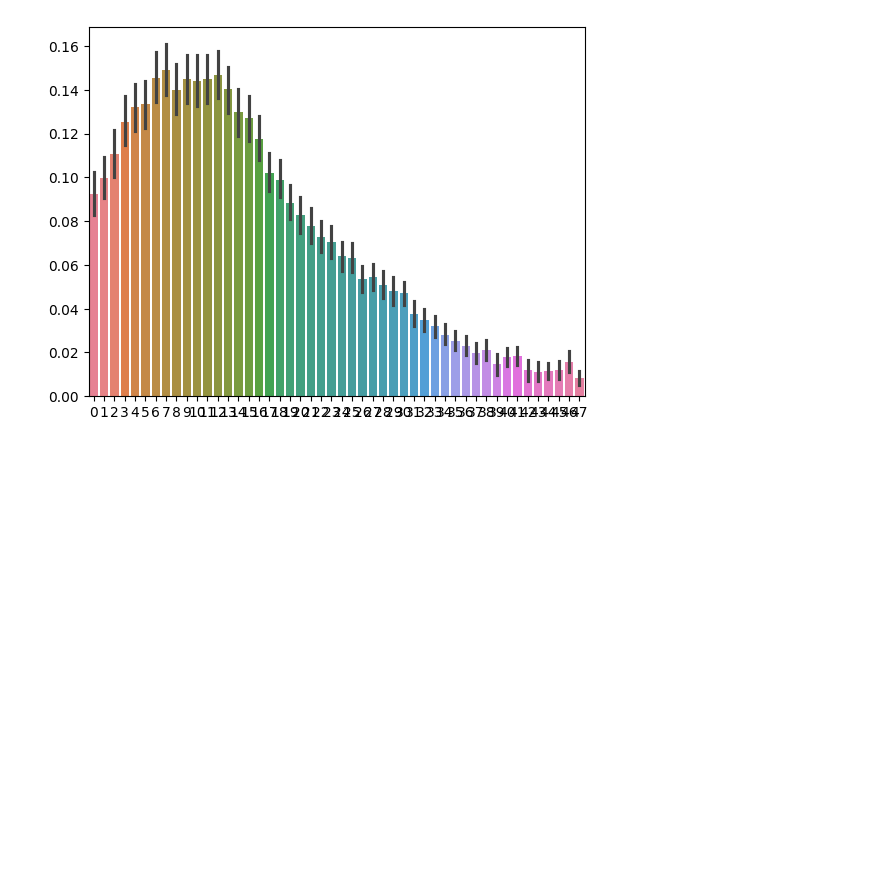
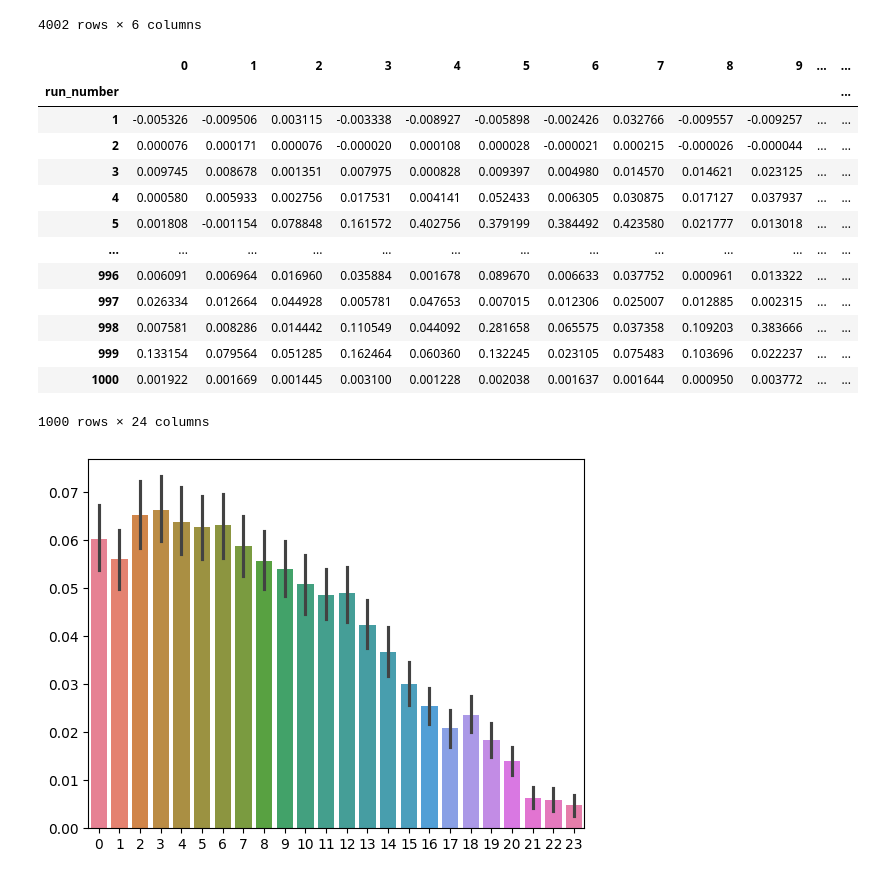
Before and after one commit to Security-FIT/Latium, a Jupyter notebook: reimagined/rome/causal_trace/analysis.ipynb, the cells around one changed output. Cells and saved outputs as stored; diff of their text form; code cells hidden in the pictures; blank space fills up the shorter version.

```diff
--- a/reimagined/rome/causal_trace/analysis.ipynb
+++ b/reimagined/rome/causal_trace/analysis.ipynb
@@ -5,11 +5,14 @@ import seaborn as sns
 import matplotlib.pyplot as plt
 
 result_names = [
-    "results_2025-08-28_13-41-37_gpt2-xl"
+    # "results_2025-08-28_13-41-37_gpt2-xl",
+    "results_2025-09-10_15-37-47_gpt2-medium"
 ]
 
 for filename in result_names:
     df = pd.read_csv(f"{filename}.csv")
+
+    display(df)
 
     df['clean'] = df['clean'].apply(ast.literal_eval)
 
@@ -24,15 +27,18 @@ for filename in result_names:
     df_ff = df_final
     df_ff["corrupted"] = df_ff["corrupted"].apply(lambda x: x[1])
 
-    for i in range(48):
+    for i in range(24):
         df_ff[i] = df_ff[i].apply(lambda x: x[1])
         df_ff[i] = df_ff[i] - df_ff["corrupted"]
 
     df_preproc = df_ff
+    df_preproc = df_preproc.drop('prompt_num', axis=1)
     df_preproc = df_preproc.drop('clean', axis=1)
     df_preproc = df_preproc.drop('corrupted', axis=1)
     df_p_g = df_preproc.groupby(["run_number"]).max(["restored_token"]).drop("restored_token", axis=1)
 
+    display(df_p_g)
+
     sns.barplot(data=df_p_g)
     plt.show()
 # %% [output]
@@ -39 +57,16 @@ for filename in result_names:
+4002 rows × 6 columns
+|  | 0 | 1 | 2 | 3 | 4 | 5 | 6 | 7 | 8 | 9 | ... | ... |
+| run_number |  |  |  |  |  |  |  |  |  |  |  | ... |
+| 1 | -0.005326 | -0.009506 | 0.003115 | -0.003338 | -0.008927 | -0.005898 | -0.002426 | 0.032766 | -0.009557 | -0.009257 | ... | ... |
+| 2 | 0.000076 | 0.000171 | 0.000076 | -0.000020 | 0.000108 | 0.000028 | -0.000021 | 0.000215 | -0.000026 | -0.000044 | ... | ... |
+| 3 | 0.009745 | 0.008678 | 0.001351 | 0.007975 | 0.000828 | 0.009397 | 0.004980 | 0.014570 | 0.014621 | 0.023125 | ... | ... |
+| 4 | 0.000580 | 0.005933 | 0.002756 | 0.017531 | 0.004141 | 0.052433 | 0.006305 | 0.030875 | 0.017127 | 0.037937 | ... | ... |
+| 5 | 0.001808 | -0.001154 | 0.078848 | 0.161572 | 0.402756 | 0.379199 | 0.384492 | 0.423580 | 0.021777 | 0.013018 | ... | ... |
+| ... | ... | ... | ... | ... | ... | ... | ... | ... | ... | ... | ... | ... |
+| 996 | 0.006091 | 0.006964 | 0.016960 | 0.035884 | 0.001678 | 0.089670 | 0.006633 | 0.037752 | 0.000961 | 0.013322 | ... | ... |
+| 997 | 0.026334 | 0.012664 | 0.044928 | 0.005781 | 0.047653 | 0.007015 | 0.012306 | 0.025007 | 0.012885 | 0.002315 | ... | ... |
+| 998 | 0.007581 | 0.008286 | 0.014442 | 0.110549 | 0.044092 | 0.281658 | 0.065575 | 0.037358 | 0.109203 | 0.383666 | ... | ... |
+| 999 | 0.133154 | 0.079564 | 0.051285 | 0.162464 | 0.060360 | 0.132245 | 0.023105 | 0.075483 | 0.103696 | 0.022237 | ... | ... |
+| 1000 | 0.001922 | 0.001669 | 0.001445 | 0.003100 | 0.001228 | 0.002038 | 0.001637 | 0.001644 | 0.000950 | 0.003772 | ... | ... |
+1000 rows × 24 columns
-[figure, old version]
+[figure, new version]
```
Also changed, not shown: parts of 1 cell of this notebook, 5 other files.
